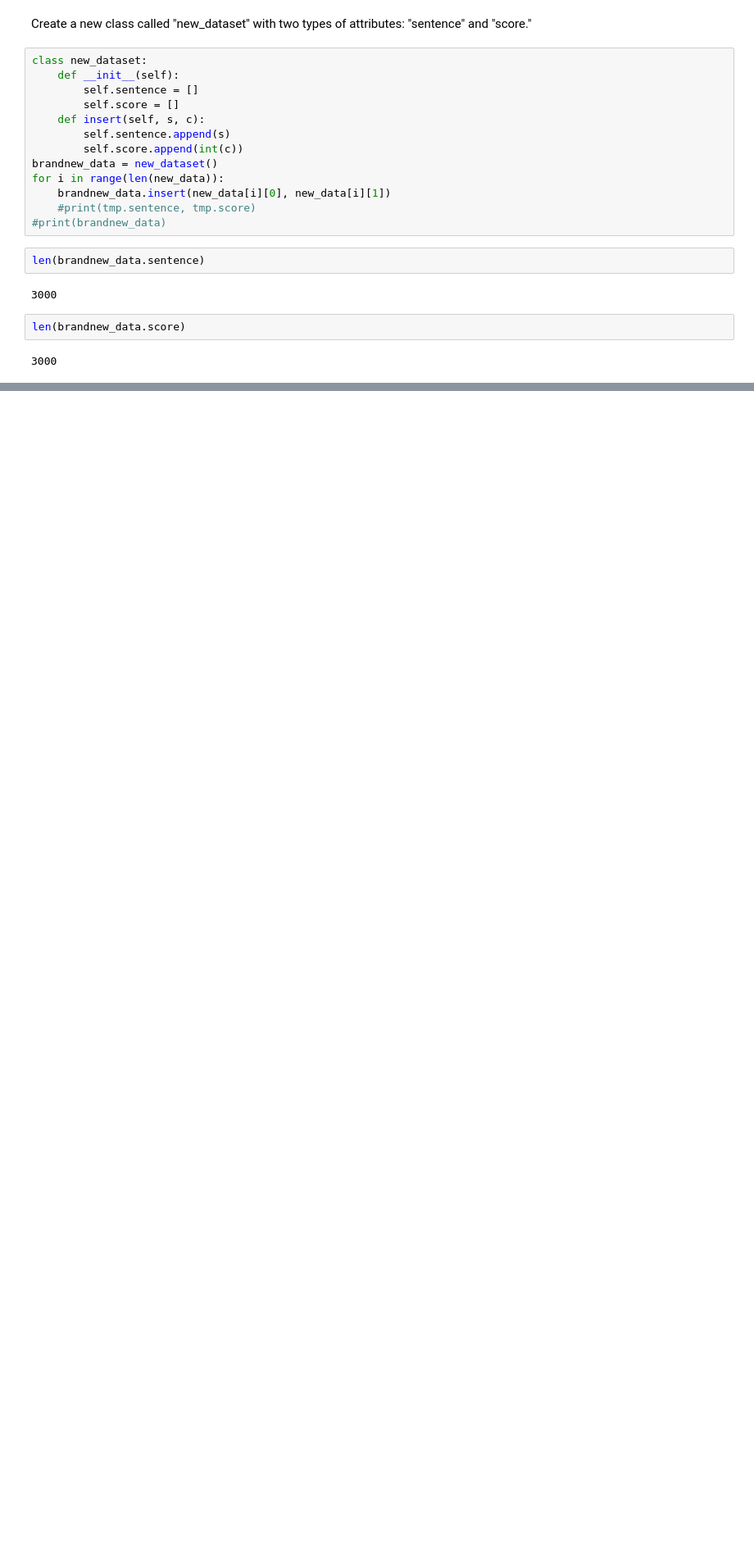
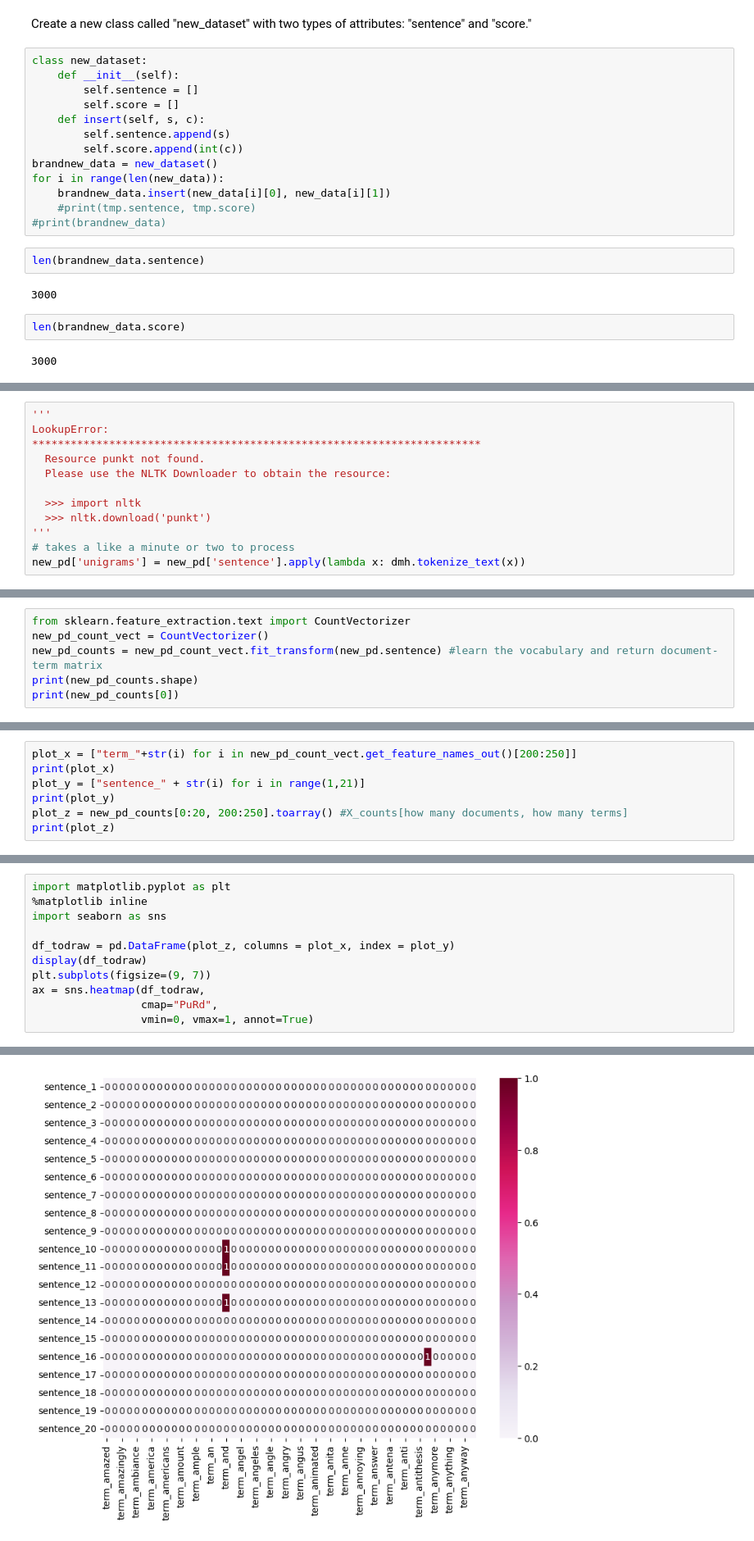
Before and after one commit to NightHao/DM2023-Lab1-Master, a Jupyter notebook: DM2023-Lab1-Master.ipynb, the cells around one changed output, grey strips where cells are left out. Shown at 82% size. Drawn from its saved outputs; the diff is of its cells as text; blank space fills up the shorter version.

```diff
--- a/DM2023-Lab1-Master.ipynb
+++ b/DM2023-Lab1-Master.ipynb
@@ -1761,0 +1937,12 @@ X = pd.DataFrame.from_records(dmh.structure_data(brandnew_data), columns= ['sent
+# %%
+'''
+LookupError:
+**********************************************************************
+  Resource punkt not found.
+  Please use the NLTK Downloader to obtain the resource:
+
+  >>> import nltk
+  >>> nltk.download('punkt')
+'''
+# takes a like a minute or two to process
+new_pd['unigrams'] = new_pd['sentence'].apply(lambda x: dmh.tokenize_text(x))
@@ -1761,0 +1996,6 @@ X = pd.DataFrame.from_records(dmh.structure_data(brandnew_data), columns= ['sent
+# %%
+from sklearn.feature_extraction.text import CountVectorizer
+new_pd_count_vect = CountVectorizer()
+new_pd_counts = new_pd_count_vect.fit_transform(new_pd.sentence) #learn the vocabulary and return document-term matrix
+print(new_pd_counts.shape)
+print(new_pd_counts[0])
@@ -1761,0 +2080,7 @@ X = pd.DataFrame.from_records(dmh.structure_data(brandnew_data), columns= ['sent
+# %%
+plot_x = ["term_"+str(i) for i in new_pd_count_vect.get_feature_names_out()[200:250]]
+print(plot_x)
+plot_y = ["sentence_" + str(i) for i in range(1,21)]
+print(plot_y)
+plot_z = new_pd_counts[0:20, 200:250].toarray() #X_counts[how many documents, how many terms]
+print(plot_z)
@@ -1761,0 +2105,12 @@ X = pd.DataFrame.from_records(dmh.structure_data(brandnew_data), columns= ['sent
+# %%
+import matplotlib.pyplot as plt
+%matplotlib inline
+import seaborn as sns
+
+df_todraw = pd.DataFrame(plot_z, columns = plot_x, index = plot_y)
+display(df_todraw)
+plt.subplots(figsize=(9, 7))
+ax = sns.heatmap(df_todraw,
+                 cmap="PuRd",
+                 vmin=0, vmax=1, annot=True)
+# %% [output]
@@ -1761,0 +2135 @@ X = pd.DataFrame.from_records(dmh.structure_data(brandnew_data), columns= ['sent
+[figure, added]
```
Also changed, not shown: parts of 54 cells of this notebook, 1 other file.
